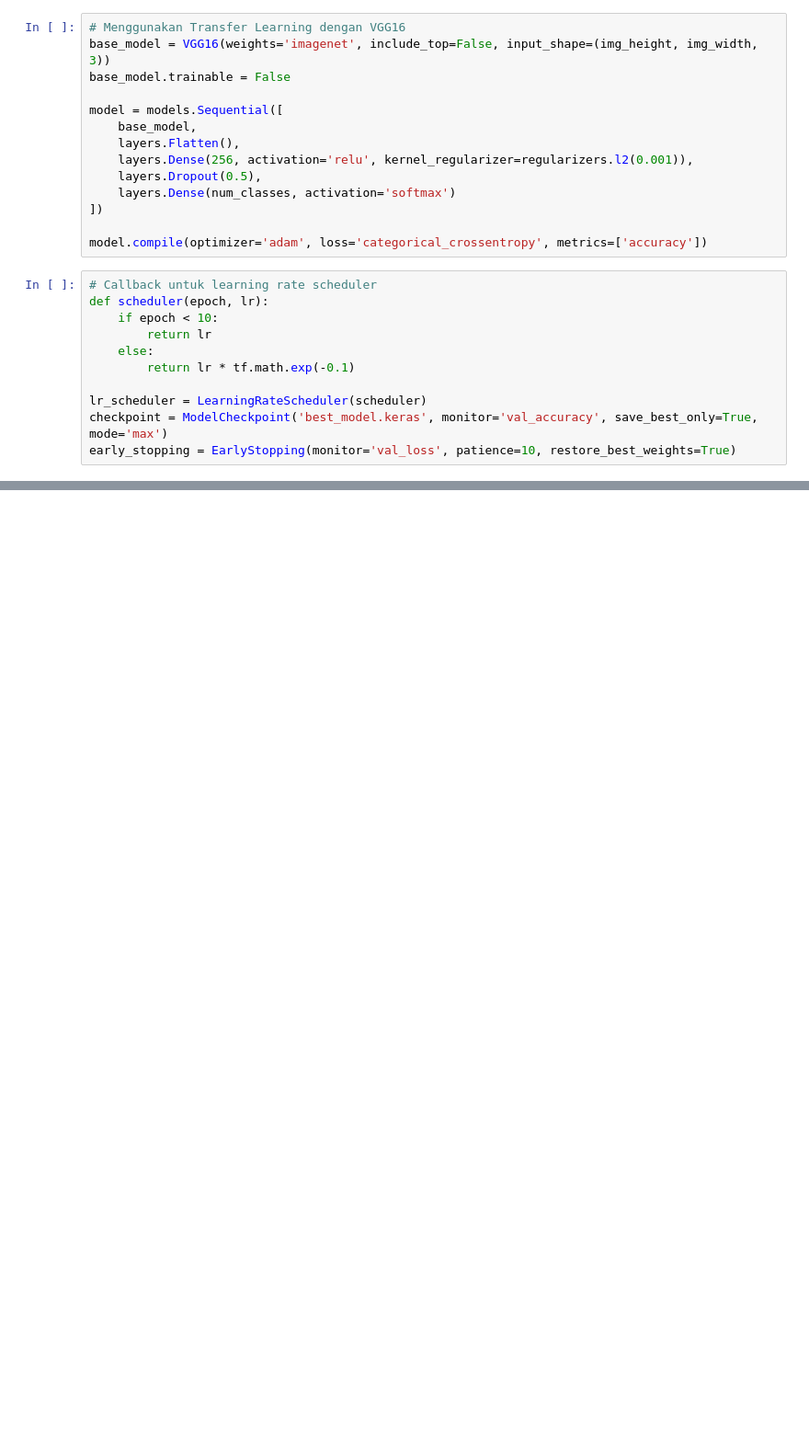
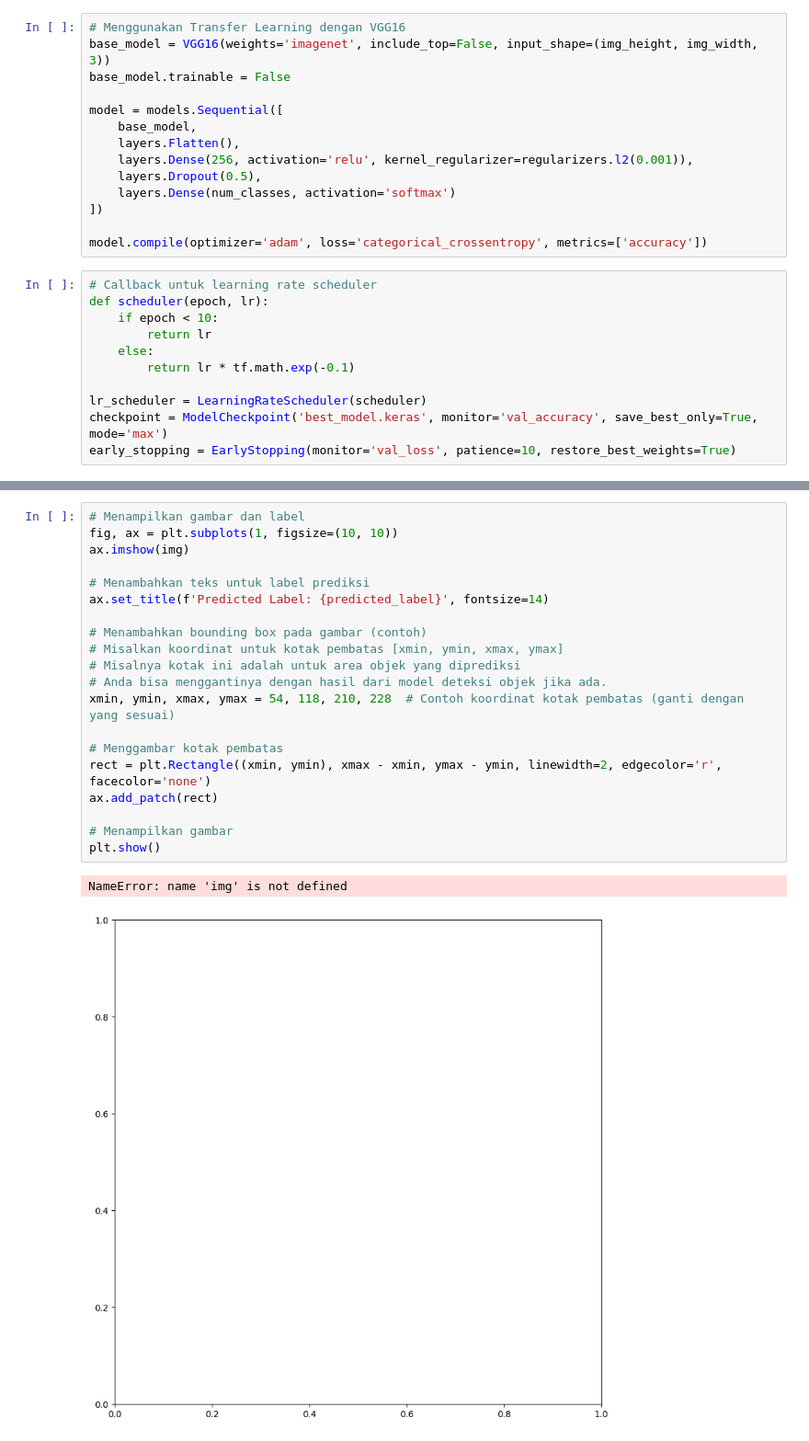
Before and after one commit to mzkki/hastra-vani, a Jupyter notebook: ML/notebook/hastravani.ipynb, the cells around one changed output, grey strips where cells are left out. Shown at 92% size. Saved outputs shown, nothing was run; the diff lists cells and outputs as text; blank space fills up the shorter version.

Commit message:
Test model dan membuat book baru

```diff
--- a/ML/notebook/hastravani.ipynb
+++ b/ML/notebook/hastravani.ipynb
@@ -154,0 +225,23 @@ WARNING:absl:You are saving your model as an HDF5 file via `model.save()` or `ke
+# %%
+# Menampilkan gambar dan label
+fig, ax = plt.subplots(1, figsize=(10, 10))
+ax.imshow(img)
+
+# Menambahkan teks untuk label prediksi
+ax.set_title(f'Predicted Label: {predicted_label}', fontsize=14)
+
+# Menambahkan bounding box pada gambar (contoh)
+# Misalkan koordinat untuk kotak pembatas [xmin, ymin, xmax, ymax]
+# Misalnya kotak ini adalah untuk area objek yang diprediksi
+# Anda bisa menggantinya dengan hasil dari model deteksi objek jika ada.
+xmin, ymin, xmax, ymax = 54, 118, 210, 228  # Contoh koordinat kotak pembatas (ganti dengan yang sesuai)
+
+# Menggambar kotak pembatas
+rect = plt.Rectangle((xmin, ymin), xmax - xmin, ymax - ymin, linewidth=2, edgecolor='r', facecolor='none')
+ax.add_patch(rect)
+
+# Menampilkan gambar
+plt.show()
+# %% [output]
+NameError: name 'img' is not defined
+[figure, added]
```
Also changed, not shown: parts of 11 cells of this notebook, 1 other file.
